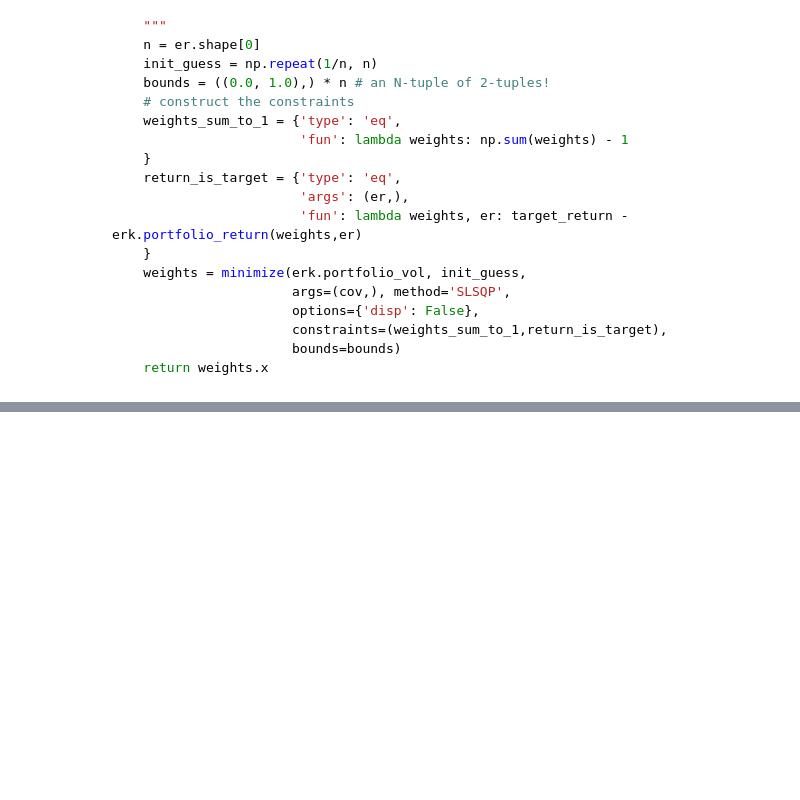
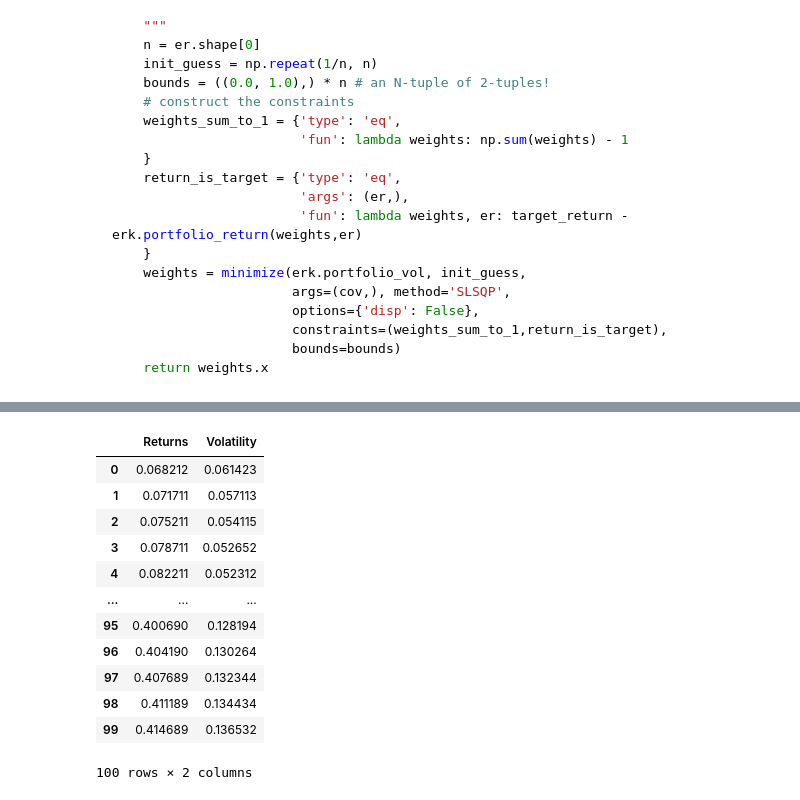
Before and after one commit to sergiomasavi/Portfolio_Construction_Analysis, a Jupyter notebook: Modulo 1. Introduction to Portfolio Construction and Analysis with Python/3. An Introduction to Portfolio Optimization/03_Markowitz_Optimization_and_the_Efficient_Frontier.ipynb, the cells around one changed output, grey strips where cells are left out. Saved outputs shown, nothing was run; the diff lists cells and outputs as text; code cells hidden in the pictures; blank space fills up the shorter version.

```diff
--- a/Modulo 1. Introduction to Portfolio Construction and Analysis with Python/3. An Introduction to Portfolio Optimization/03_Markowitz_Optimization_and_the_Efficient_Frontier.ipynb
+++ b/Modulo 1. Introduction to Portfolio Construction and Analysis with Python/3. An Introduction to Portfolio Optimization/03_Markowitz_Optimization_and_the_Efficient_Frontier.ipynb
@@ -478,0 +572,3 @@ def minimize_vol(target_return, er, cov):
+# %%
+assets = ['Smoke', 'Fin', 'Games', 'Coal']
+df_ef = erk.plot_ef(100, df_ret_anner[assets], df_cov.loc[assets, assets], title=f'Efficient Frontier {assets}')
@@ -478,0 +577,16 @@ def minimize_vol(target_return, er, cov):
+# %%
+df_ef
+# %% [output]
+|  | Returns | Volatility |
+| 0 | 0.068212 | 0.061423 |
+| 1 | 0.071711 | 0.057113 |
+| 2 | 0.075211 | 0.054115 |
+| 3 | 0.078711 | 0.052652 |
+| 4 | 0.082211 | 0.052312 |
+| ... | ... | ... |
+| 95 | 0.400690 | 0.128194 |
+| 96 | 0.404190 | 0.130264 |
+| 97 | 0.407689 | 0.132344 |
+| 98 | 0.411189 | 0.134434 |
+| 99 | 0.414689 | 0.136532 |
+100 rows × 2 columns
```
Also changed, not shown: parts of 5 cells of this notebook, 4 other files.
